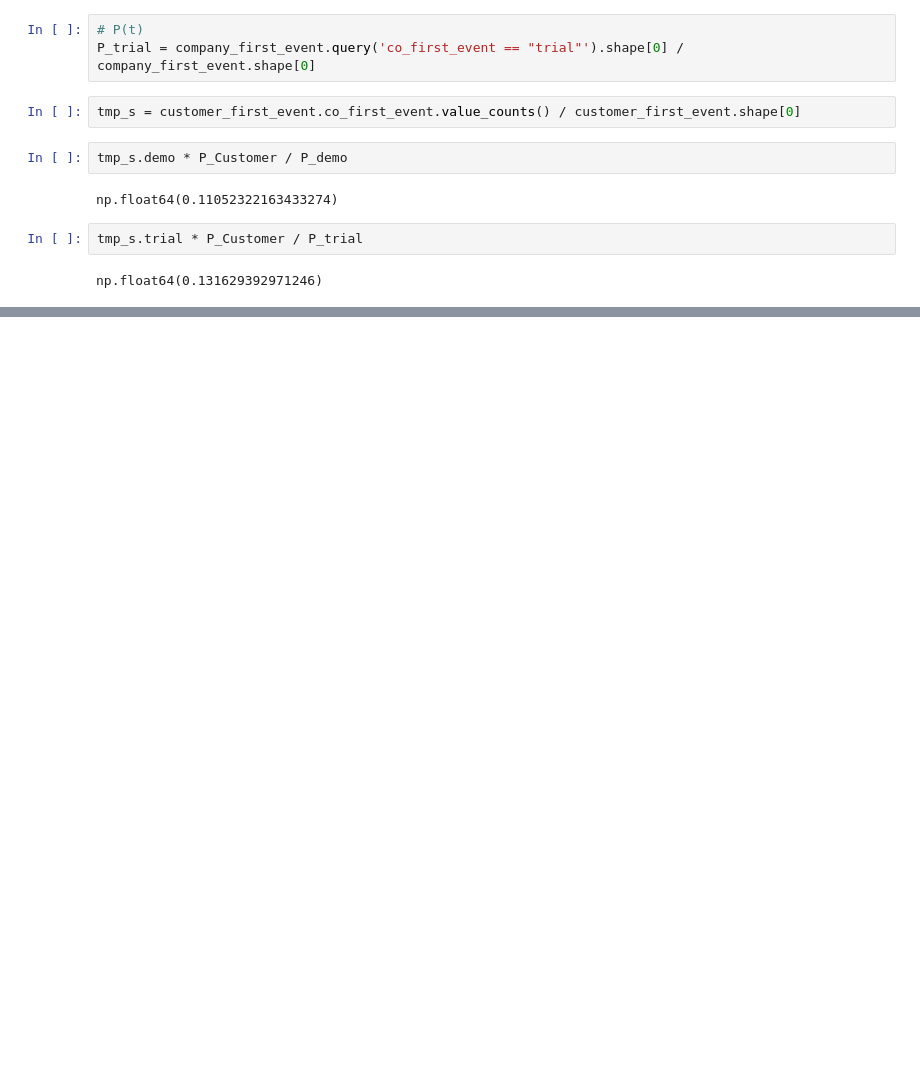
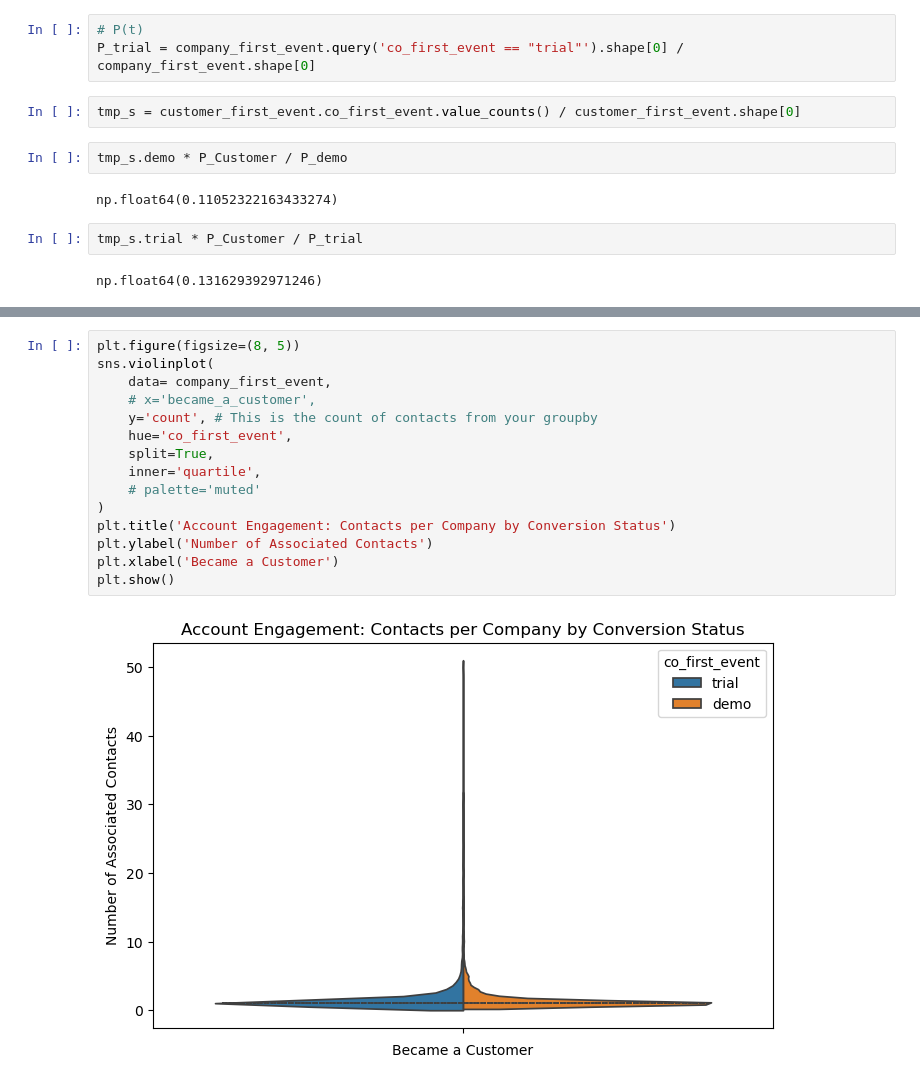
Before and after one commit to outovhush/revops-portfolio, a Jupyter notebook: trial_or_demo_conversion/trial_or_demo.ipynb, the cells around one changed output, grey strips where cells are left out. Cells and saved outputs as stored; diff of their text form; blank space fills up the shorter version.

```diff
--- a/trial_or_demo_conversion/trial_or_demo.ipynb
+++ b/trial_or_demo_conversion/trial_or_demo.ipynb
@@ -364,0 +452,17 @@ np.float64(0.131629392971246)
+# %%
+plt.figure(figsize=(8, 5))
+sns.violinplot(
+    data= company_first_event,
+    # x='became_a_customer',
+    y='count', # This is the count of contacts from your groupby
+    hue='co_first_event',
+    split=True,
+    inner='quartile',
+    # palette='muted'
+)
+plt.title('Account Engagement: Contacts per Company by Conversion Status')
+plt.ylabel('Number of Associated Contacts')
+plt.xlabel('Became a Customer')
+plt.show()
+# %% [output]
+[figure, added]
```
Also changed, not shown: parts of 15 cells of this notebook, 1 other file.
